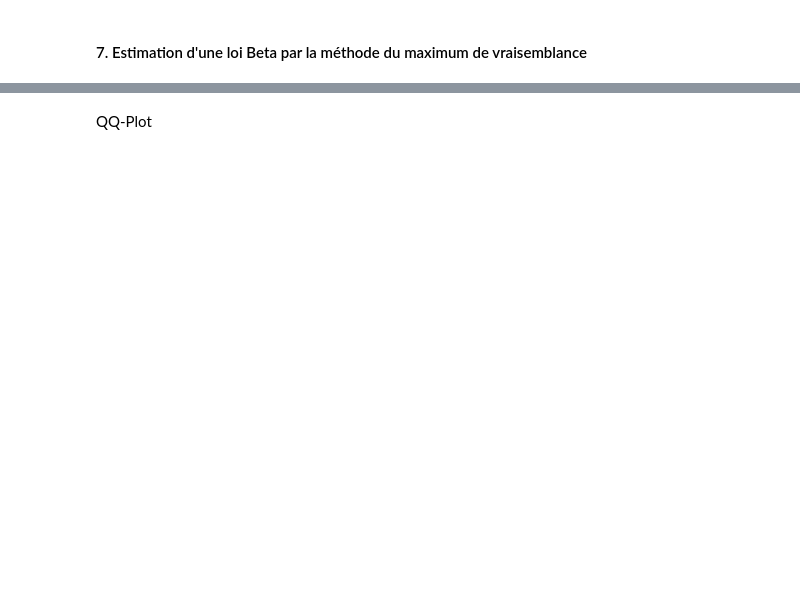
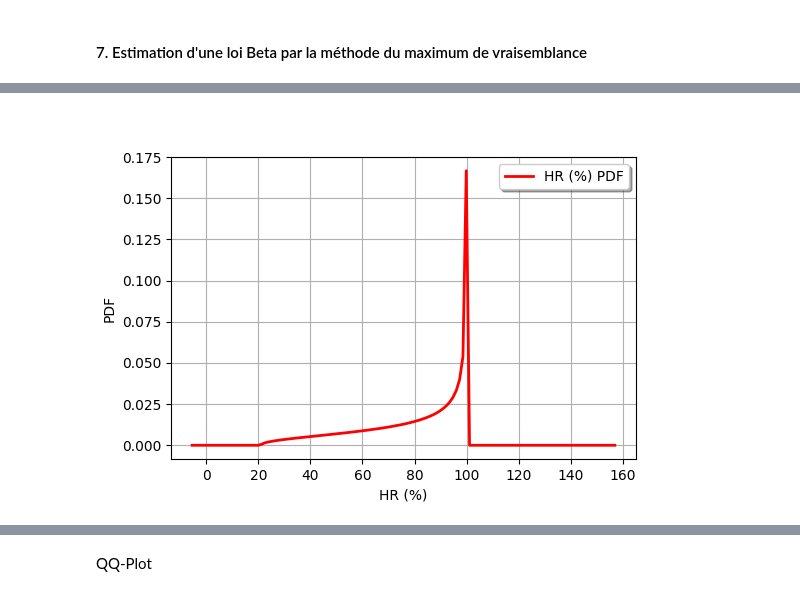
Before and after one commit to OskurMOB/Projet-OT, a Jupyter notebook: Exercice.ipynb, the cells around one changed output, grey strips where cells are left out. Cells and saved outputs as stored; diff of their text form; code cells hidden in the pictures; blank space fills up the shorter version.

```diff
--- a/Exercice.ipynb
+++ b/Exercice.ipynb
@@ -318,0 +339,4 @@ openturns.func.SpecFunc
+# %%
+HRBeta_ML15.drawPDF()
+# %% [output]
+[figure, added]
```
Also changed, not shown: parts of 32 cells of this notebook.
